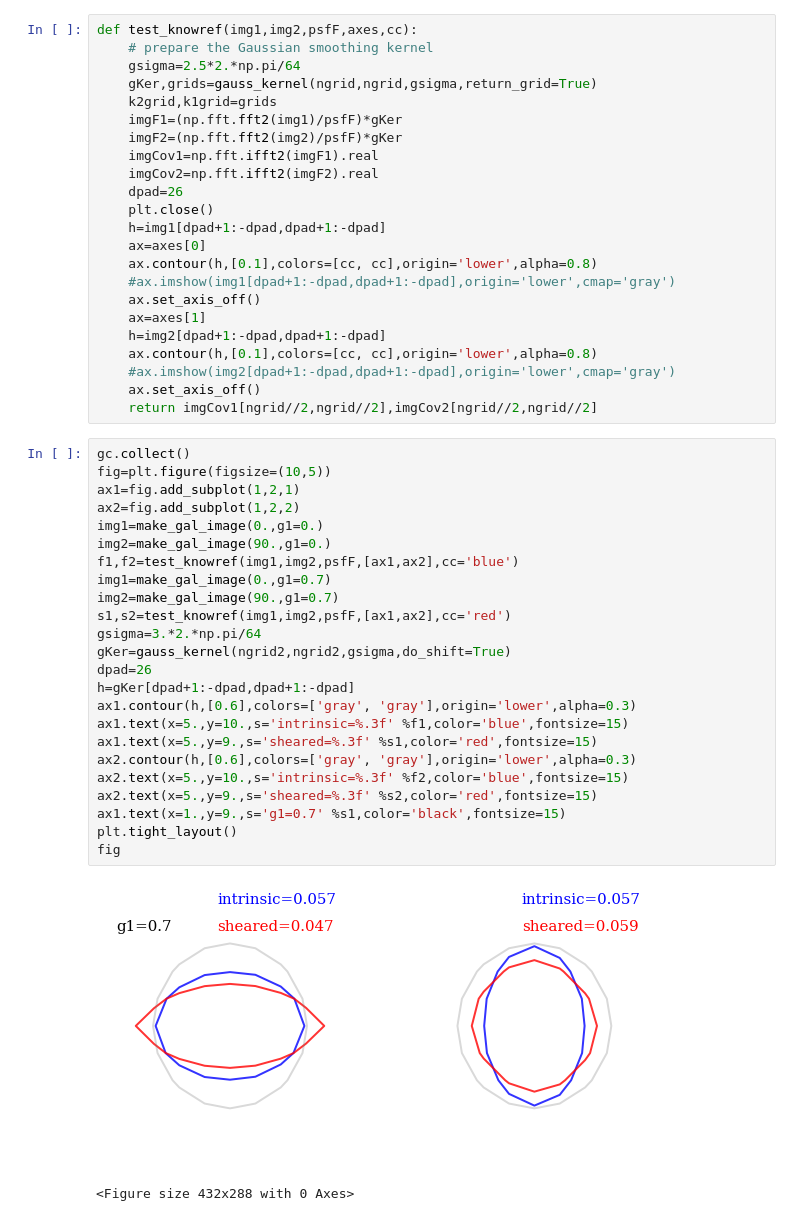
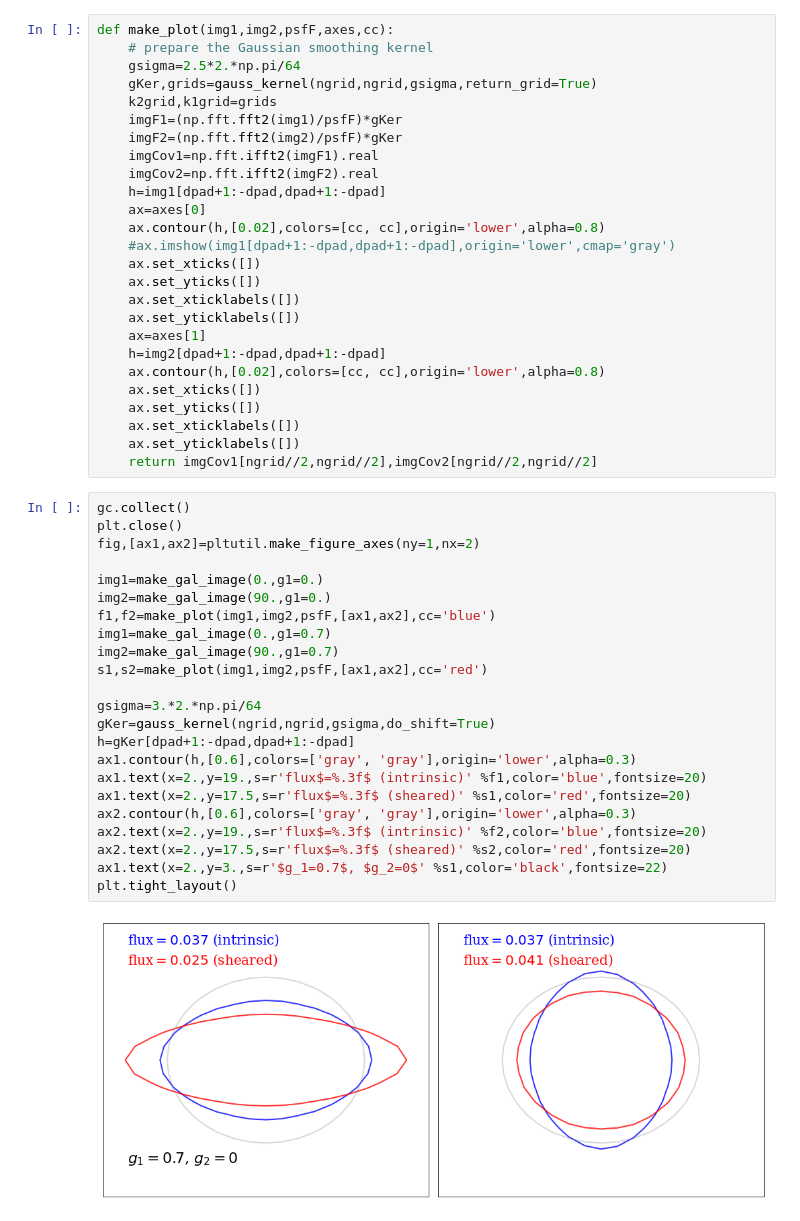
Before and after one commit to mr-superonion/FPFS_notebooks, a Jupyter notebook: ipynb/0_benchmark_and_demo/1_demo1_shear_dependent_flux.ipynb, the cells around one changed output. Cells and saved outputs as stored; diff of their text form.

```diff
--- a/ipynb/0_benchmark_and_demo/1_demo1_shear_dependent_flux.ipynb
+++ b/ipynb/0_benchmark_and_demo/1_demo1_shear_dependent_flux.ipynb
@@ -62,7 +65,7 @@ def make_gal_image(rot,g1=0.1,g2=0.):
     gal.drawImage(gal_image,add_to_image=True)
     return gal_image.array
 # %%
-def test_knowref(img1,img2,psfF,axes,cc):
+def make_plot(img1,img2,psfF,axes,cc):
     # prepare the Gaussian smoothing kernel
     gsigma=2.5*2.*np.pi/64
     gKer,grids=gauss_kernel(ngrid,ngrid,gsigma,return_grid=True)
@@ -71,43 +74,44 @@ def test_knowref(img1,img2,psfF,axes,cc):
     imgF2=(np.fft.fft2(img2)/psfF)*gKer
     imgCov1=np.fft.ifft2(imgF1).real
     imgCov2=np.fft.ifft2(imgF2).real
-    dpad=26
-    plt.close()
     h=img1[dpad+1:-dpad,dpad+1:-dpad]
     ax=axes[0]
-    ax.contour(h,[0.1],colors=[cc, cc],origin='lower',alpha=0.8)
+    ax.contour(h,[0.02],colors=[cc, cc],origin='lower',alpha=0.8)
     #ax.imshow(img1[dpad+1:-dpad,dpad+1:-dpad],origin='lower',cmap='gray')
-    ax.set_axis_off()
+    ax.set_xticks([])
+    ax.set_yticks([])
+    ax.set_xticklabels([])
+    ax.set_yticklabels([])
     ax=axes[1]
     h=img2[dpad+1:-dpad,dpad+1:-dpad]
-    ax.contour(h,[0.1],colors=[cc, cc],origin='lower',alpha=0.8)
-    #ax.imshow(img2[dpad+1:-dpad,dpad+1:-dpad],origin='lower',cmap='gray')
-    ax.set_axis_off()
+    ax.contour(h,[0.02],colors=[cc, cc],origin='lower',alpha=0.8)
+    ax.set_xticks([])
+    ax.set_yticks([])
+    ax.set_xticklabels([])
+    ax.set_yticklabels([])
     return imgCov1[ngrid//2,ngrid//2],imgCov2[ngrid//2,ngrid//2]
 # %%
 gc.collect()
-fig=plt.figure(figsize=(10,5))
-ax1=fig.add_subplot(1,2,1)
-ax2=fig.add_subplot(1,2,2)
+plt.close()
+fig,[ax1,ax2]=pltutil.make_figure_axes(ny=1,nx=2)
+
 img1=make_gal_image(0.,g1=0.)
 img2=make_gal_image(90.,g1=0.)
-f1,f2=test_knowref(img1,img2,psfF,[ax1,ax2],cc='blue')
+f1,f2=make_plot(img1,img2,psfF,[ax1,ax2],cc='blue')
 img1=make_gal_image(0.,g1=0.7)
 img2=make_gal_image(90.,g1=0.7)
-s1,s2=test_knowref(img1,img2,psfF,[ax1,ax2],cc='red')
+s1,s2=make_plot(img1,img2,psfF,[ax1,ax2],cc='red')
+
 gsigma=3.*2.*np.pi/64
-gKer=gauss_kernel(ngrid2,ngrid2,gsigma,do_shift=True)
-dpad=26
+gKer=gauss_kernel(ngrid,ngrid,gsigma,do_shift=True)
 h=gKer[dpad+1:-dpad,dpad+1:-dpad]
 ax1.contour(h,[0.6],colors=['gray', 'gray'],origin='lower',alpha=0.3)
-ax1.text(x=5.,y=10.,s='intrinsic=%.3f' %f1,color='blue',fontsize=15)
-ax1.text(x=5.,y=9.,s='sheared=%.3f' %s1,color='red',fontsize=15)
+ax1.text(x=2.,y=19.,s=r'flux$=%.3f$ (intrinsic)' %f1,color='blue',fontsize=20)
+ax1.text(x=2.,y=17.5,s=r'flux$=%.3f$ (sheared)' %s1,color='red',fontsize=20)
 ax2.contour(h,[0.6],colors=['gray', 'gray'],origin='lower',alpha=0.3)
-ax2.text(x=5.,y=10.,s='intrinsic=%.3f' %f2,color='blue',fontsize=15)
-ax2.text(x=5.,y=9.,s='sheared=%.3f' %s2,color='red',fontsize=15)
-ax1.text(x=1.,y=9.,s='g1=0.7' %s1,color='black',fontsize=15)
+ax2.text(x=2.,y=19.,s=r'flux$=%.3f$ (intrinsic)' %f2,color='blue',fontsize=20)
+ax2.text(x=2.,y=17.5,s=r'flux$=%.3f$ (sheared)' %s2,color='red',fontsize=20)
+ax1.text(x=2.,y=3.,s=r'$g_1=0.7$, $g_2=0$' %s1,color='black',fontsize=22)
 plt.tight_layout()
-fig
 # %% [output]
-[figure, old version]
+[figure, new version]
-<Figure size 432x288 with 0 Axes>
```
Also changed, not shown: parts of 9 cells of this notebook, 5 other files.
